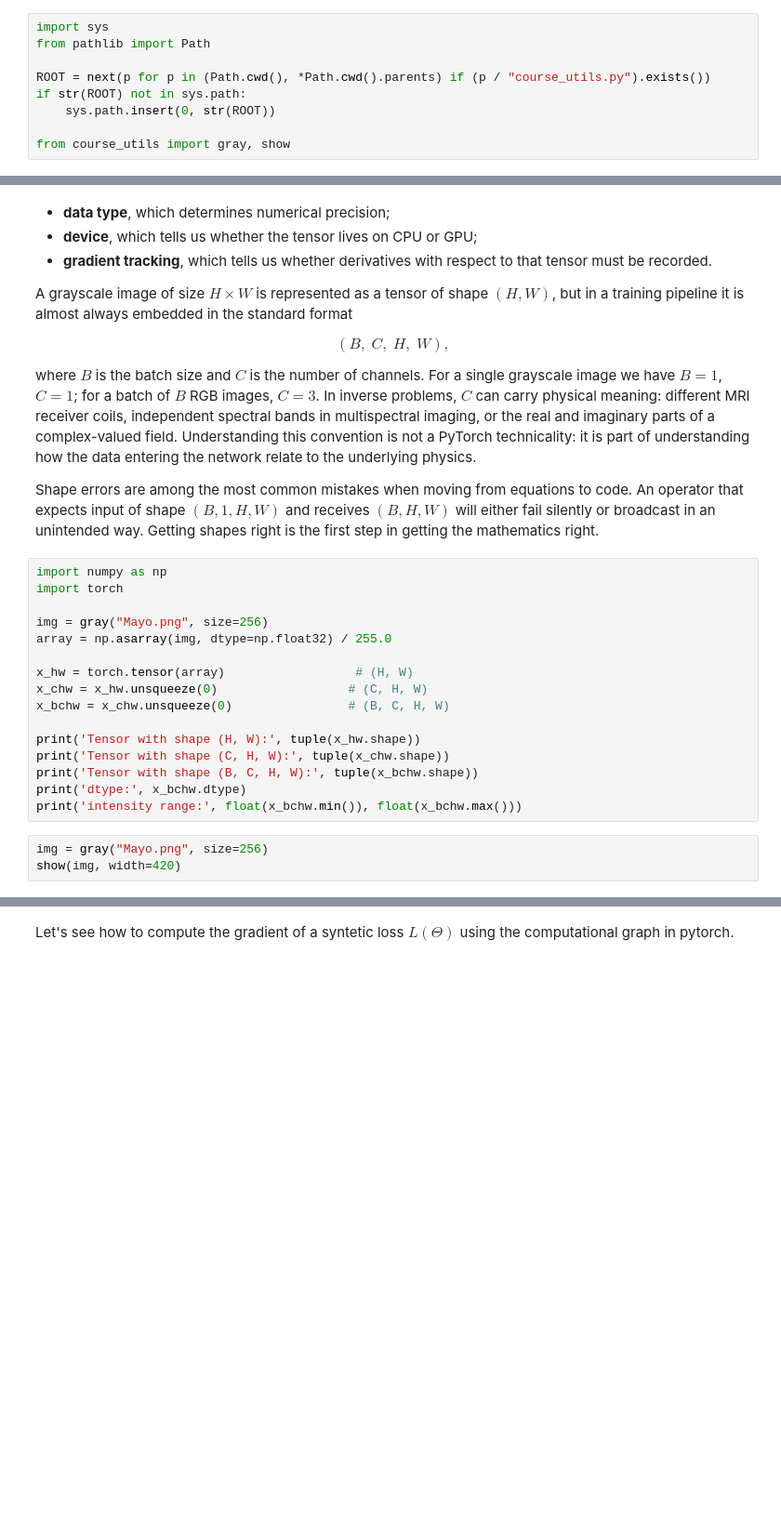
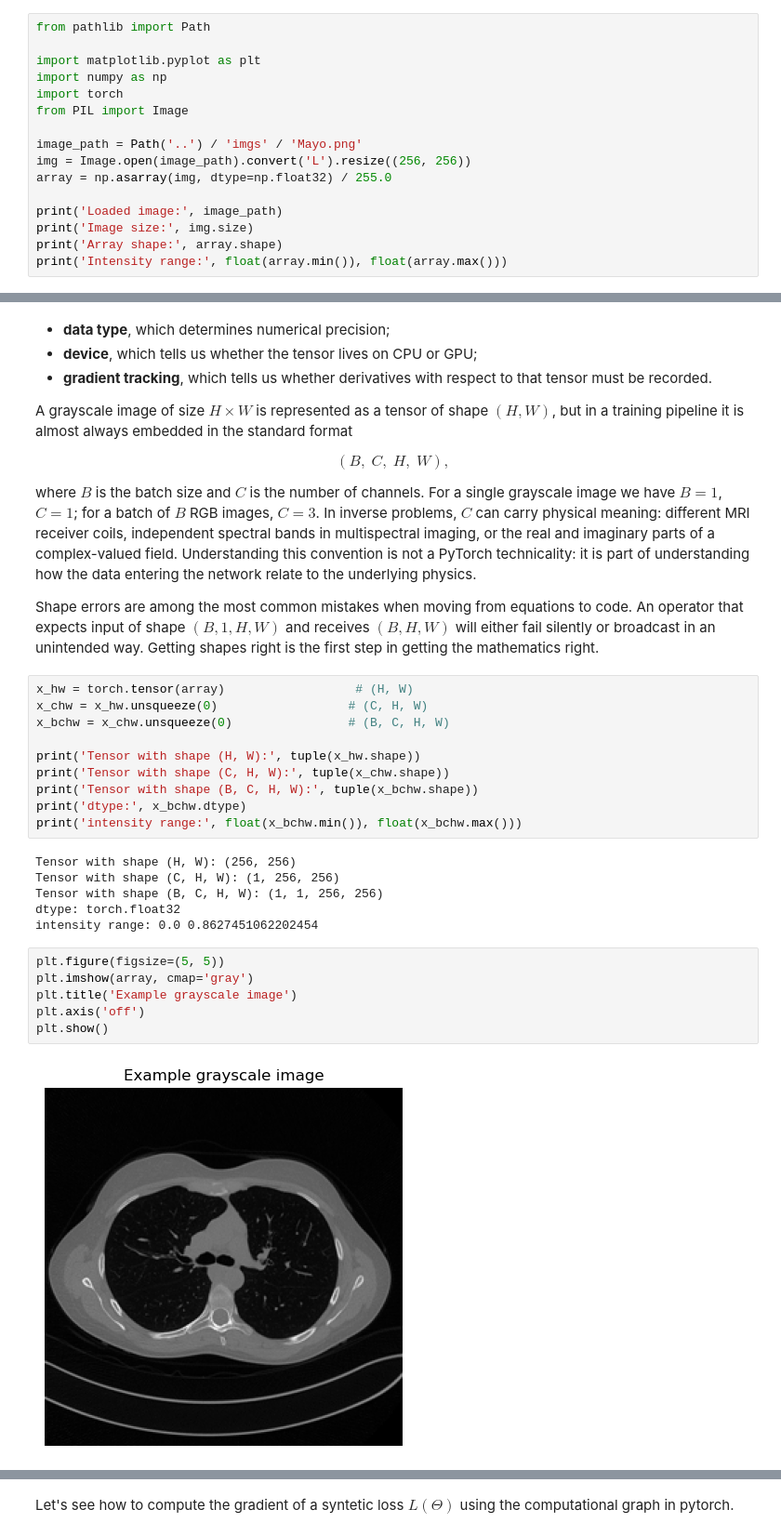
Before and after one commit to devangelista2/computational-imaging, a Jupyter notebook: 2025-26/_sources/intro/a-brief-overview-pytorch.ipynb, the cells around one changed output, grey strips where cells are left out. Shown at 93% size. Saved outputs shown, nothing was run; the diff lists cells and outputs as text; blank space fills up the shorter version.

```diff
--- a/2025-26/_sources/intro/a-brief-overview-pytorch.ipynb
+++ b/2025-26/_sources/intro/a-brief-overview-pytorch.ipynb
@@ -9,11 +9,18 @@ In computational imaging, **PyTorch** is not important merely because it is popu
 
 The goal of this chapter is therefore more specific than a general software tutorial. We want to understand how the mathematical objects of the course become executable objects: tensors become data containers, modules become parameterized maps, losses become scalar functionals, and backpropagation becomes a systematic implementation of the chain rule.
 # %%
-import sys
 from pathlib import Path
 
-ROOT = next(p for p in (Path.cwd(), *Path.cwd().parents) if (p / "course_utils.py").exists())
-if str(ROOT) not in sys.path:
-    sys.path.insert(0, str(ROOT))
+import matplotlib.pyplot as plt
+import numpy as np
+import torch
+from PIL import Image
 
-from course_utils import gray, show
+image_path = Path('..') / 'imgs' / 'Mayo.png'
+img = Image.open(image_path).convert('L').resize((256, 256))
+array = np.asarray(img, dtype=np.float32) / 255.0
+
+print('Loaded image:', image_path)
+print('Image size:', img.size)
+print('Array shape:', array.shape)
+print('Intensity range:', float(array.min()), float(array.max()))
@@ -37,12 +49,6 @@ where $B$ is the batch size and $C$ is the number of channels. For a single gray
 
 Shape errors are among the most common mistakes when moving from equations to code. An operator that expects input of shape $(B,1,H,W)$ and receives $(B,H,W)$ will either fail silently or broadcast in an unintended way. Getting shapes right is the first step in getting the mathematics right.
 # %%
-import numpy as np
-import torch
-
-img = gray("Mayo.png", size=256)
-array = np.asarray(img, dtype=np.float32) / 255.0
-
 x_hw = torch.tensor(array)                  # (H, W)
 x_chw = x_hw.unsqueeze(0)                  # (C, H, W)
 x_bchw = x_chw.unsqueeze(0)                # (B, C, H, W)
@@ -52,9 +58,20 @@ print('Tensor with shape (C, H, W):', tuple(x_chw.shape))
 print('Tensor with shape (B, C, H, W):', tuple(x_bchw.shape))
 print('dtype:', x_bchw.dtype)
 print('intensity range:', float(x_bchw.min()), float(x_bchw.max()))
+# %% [output]
+Tensor with shape (H, W): (256, 256)
+Tensor with shape (C, H, W): (1, 256, 256)
+Tensor with shape (B, C, H, W): (1, 1, 256, 256)
+dtype: torch.float32
+intensity range: 0.0 0.8627451062202454
 # %%
-img = gray("Mayo.png", size=256)
-show(img, width=420)
+plt.figure(figsize=(5, 5))
+plt.imshow(array, cmap='gray')
+plt.title('Example grayscale image')
+plt.axis('off')
+plt.show()
+# %% [output]
+[figure, added]
 # %%
 import torch
 
```
Also changed, not shown: parts of 9 cells of this notebook, 38 other files.
